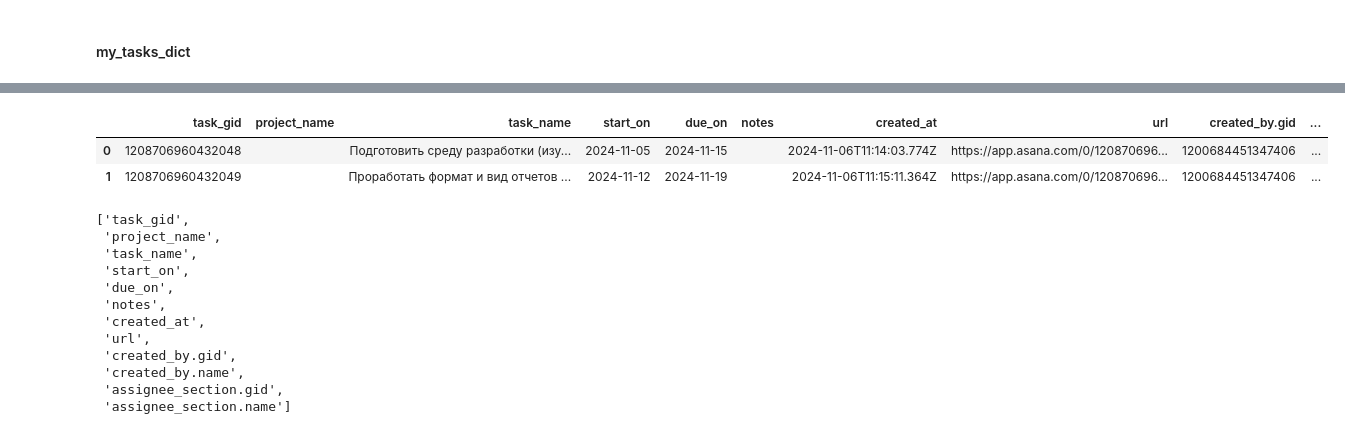
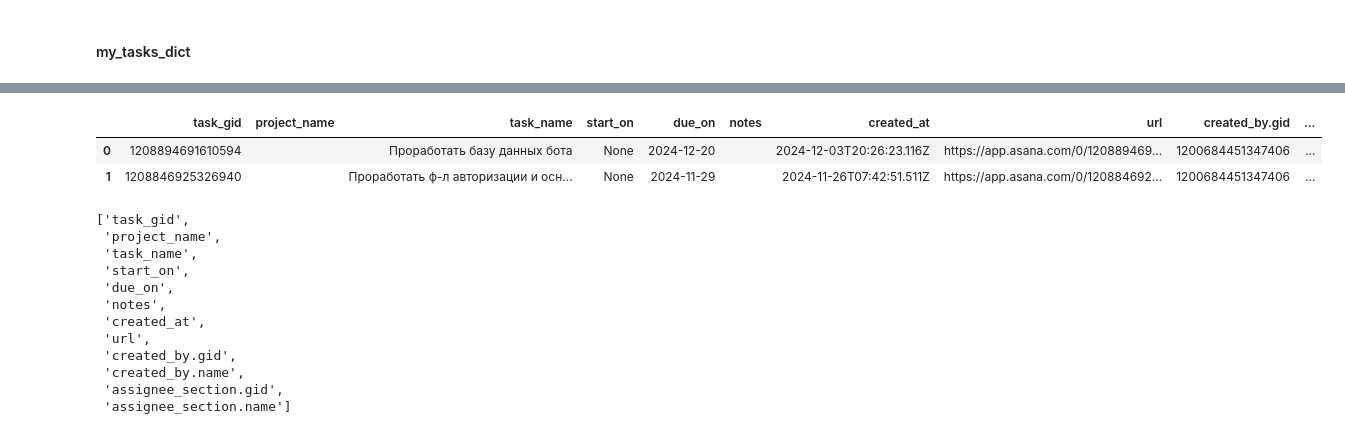
Before and after one commit to sammaleen/arska-asana-bot, a Jupyter notebook: asana_bot.ipynb, the cells around one changed output, grey strips where cells are left out. Drawn from its saved outputs; the diff is of its cells as text; code cells hidden in the pictures.

```diff
--- a/asana_bot.ipynb
+++ b/asana_bot.ipynb
@@ -386,38 +323,39 @@ def get_my_tasks(users_df_upd):
                 my_tasks_df.rename(columns={'gid':'task_gid', 'name':'task_name','permalink_url':'url','projects':'project_name'}, inplace=True)
                 #my_tasks_df = my_tasks_df.sort_values('created_at', ascending = False).reset_index(drop=True)
 
-                #SECTION NAME = TODAY
-                my_tasks_df = my_tasks_df[my_tasks_df['assignee_section.name'] == 'Today']
+                # SECTION NAME = TODAY и СЕГОДНЯ
+                #my_tasks_df = my_tasks_df[my_tasks_df['assignee_section.name'] == 'Today']
+                my_tasks_df = my_tasks_df[(my_tasks_df['assignee_section.name'] == 'Today') | (my_tasks_df['assignee_section.name'] == 'Сегодня')]
 
                 # extracting project names from nested list []
                 if 'project_name' in my_tasks_df.columns:
                     my_tasks_df['project_name'] = my_tasks_df['project_name'].apply(
                         lambda x: x[0]['name'] if isinstance(x, list) and x else '')
 
                 #re-order columns
                 order = ['task_gid','project_name','task_name',
                          'start_on','due_on','notes',
                          'created_at','url','created_by.gid',
                          'created_by.name','assignee_section.gid','assignee_section.name']
 
                 my_tasks_df = my_tasks_df[order]
 
             else:
                 my_tasks_df = pd.DataFrame()
 
         else:
             my_tasks_df = pd.DataFrame()
 
         my_tasks_dict[user_gid] = my_tasks_df
 
     return my_tasks_dict
 
 my_tasks_dict = get_my_tasks(users_df_upd)
 my_tasks_dict[users_df_upd[users_df_upd['name'] == 'Elena Maeva']['user_gid'].values[0]]
 # %% [output]
 |  | task_gid | project_name | task_name | start_on | due_on | notes | created_at | url | created_by.gid | ... |
-| 0 | 1208706960432048 |  | Подготовить среду разработки (изу... | 2024-11-05 | 2024-11-15 |  | 2024-11-06T11:14:03.774Z | https://app.asana.com/0/120870696... | 1200684451347406 | ... |
-| 1 | 1208706960432049 |  | Проработать формат и вид отчетов ... | 2024-11-12 | 2024-11-19 |  | 2024-11-06T11:15:11.364Z | https://app.asana.com/0/120870696... | 1200684451347406 | ... |
+| 0 | 1208894691610594 |  | Проработать базу данных бота | None | 2024-12-20 |  | 2024-12-03T20:26:23.116Z | https://app.asana.com/0/120889469... | 1200684451347406 | ... |
+| 1 | 1208846925326940 |  | Проработать ф-л авторизации и осн... | None | 2024-11-29 |  | 2024-11-26T07:42:51.511Z | https://app.asana.com/0/120884692... | 1200684451347406 | ... |
 # %%
 my_tasks_dict[users_df_upd[users_df_upd['name'] == 'Elena Maeva']['user_gid'].values[0]].columns.tolist()
 # %% [output]
```
Also changed, not shown: parts of 18 cells of this notebook, 9 other files.
